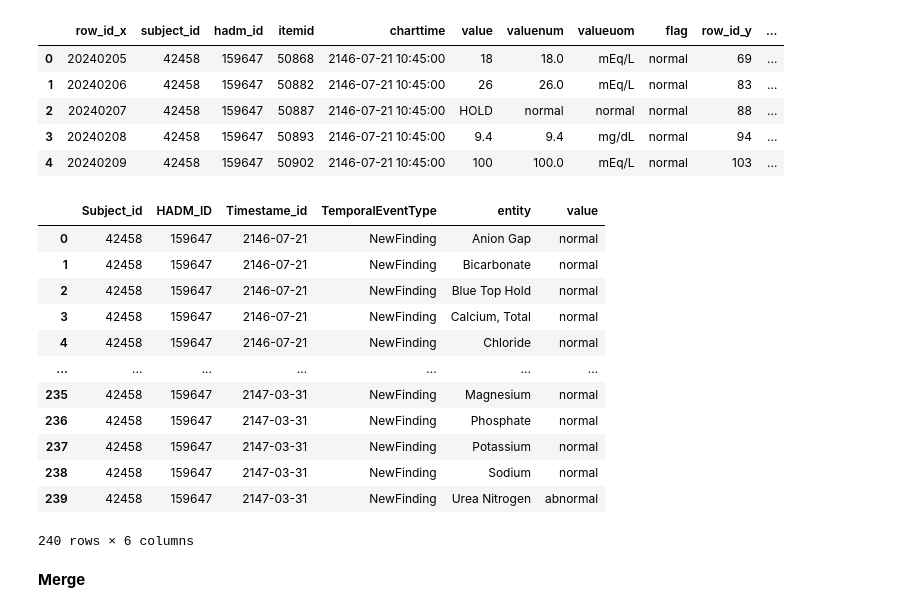
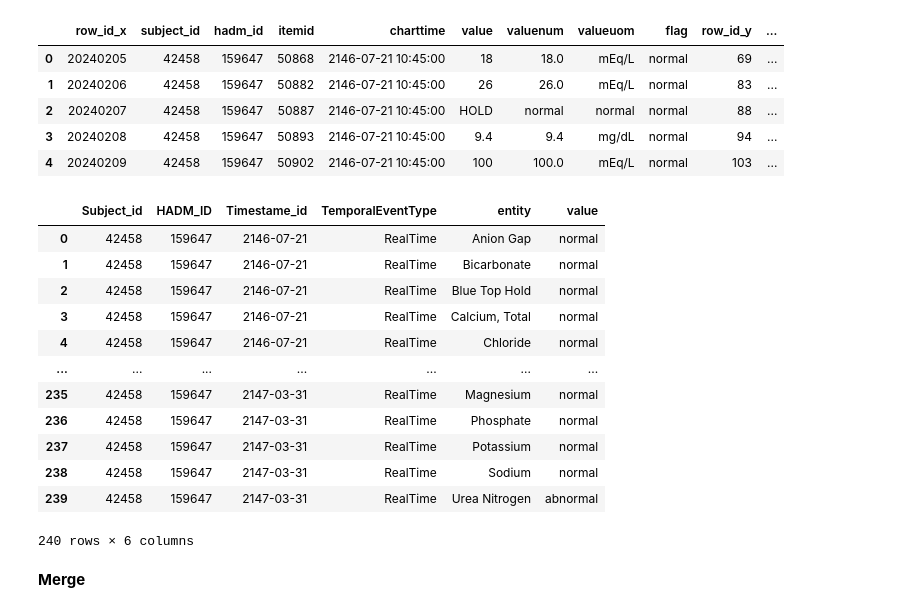
Before and after one commit to HodaMemar/Patient-Similarity-through-Representation, a Jupyter notebook: PreProcessing_StructuredData.ipynb, the cells around one changed output. Saved outputs shown, nothing was run; the diff lists cells and outputs as text; code cells hidden in the pictures.

```diff
--- a/PreProcessing_StructuredData.ipynb
+++ b/PreProcessing_StructuredData.ipynb
@@ -130,29 +130,29 @@ See the caveats in the documentation: https://pandas.pydata.org/pandas-docs/stab
 # %%
 Stage_df = pd.DataFrame(columns=['Subject_id','HADM_ID','Timestame_id','TemporalEventType','entity','value'])
 Stage_df.Subject_id=df_lab.subject_id
 
 Stage_df.HADM_ID=df_lab.hadm_id
 
 Stage_df.Timestame_id=pd.to_datetime(df_lab['charttime']).dt.date
-Stage_df['TemporalEventType']='NewFinding'
+Stage_df['TemporalEventType']='RealTime'
 Stage_df.entity=df_lab.label
 Stage_df.value=df_lab.flag
 Stage_df=Stage_df.reset_index()
 Stage_df_lab = Stage_df.drop('index', 1)
 Stage_df_lab
 # %% [output]
 |  | Subject_id | HADM_ID | Timestame_id | TemporalEventType | entity | value |
-| 0 | 42458 | 159647 | 2146-07-21 | NewFinding | Anion Gap | normal |
-| 1 | 42458 | 159647 | 2146-07-21 | NewFinding | Bicarbonate | normal |
-| 2 | 42458 | 159647 | 2146-07-21 | NewFinding | Blue Top Hold | normal |
-| 3 | 42458 | 159647 | 2146-07-21 | NewFinding | Calcium, Total | normal |
-| 4 | 42458 | 159647 | 2146-07-21 | NewFinding | Chloride | normal |
+| 0 | 42458 | 159647 | 2146-07-21 | RealTime | Anion Gap | normal |
+| 1 | 42458 | 159647 | 2146-07-21 | RealTime | Bicarbonate | normal |
+| 2 | 42458 | 159647 | 2146-07-21 | RealTime | Blue Top Hold | normal |
+| 3 | 42458 | 159647 | 2146-07-21 | RealTime | Calcium, Total | normal |
+| 4 | 42458 | 159647 | 2146-07-21 | RealTime | Chloride | normal |
 | ... | ... | ... | ... | ... | ... | ... |
-| 235 | 42458 | 159647 | 2147-03-31 | NewFinding | Magnesium | normal |
-| 236 | 42458 | 159647 | 2147-03-31 | NewFinding | Phosphate | normal |
-| 237 | 42458 | 159647 | 2147-03-31 | NewFinding | Potassium | normal |
-| 238 | 42458 | 159647 | 2147-03-31 | NewFinding | Sodium | normal |
-| 239 | 42458 | 159647 | 2147-03-31 | NewFinding | Urea Nitrogen | abnormal |
+| 235 | 42458 | 159647 | 2147-03-31 | RealTime | Magnesium | normal |
+| 236 | 42458 | 159647 | 2147-03-31 | RealTime | Phosphate | normal |
+| 237 | 42458 | 159647 | 2147-03-31 | RealTime | Potassium | normal |
+| 238 | 42458 | 159647 | 2147-03-31 | RealTime | Sodium | normal |
+| 239 | 42458 | 159647 | 2147-03-31 | RealTime | Urea Nitrogen | abnormal |
 240 rows × 6 columns
 # %% [markdown]
 **Merge**
```
Also changed, not shown: parts of 3 cells of this notebook.
